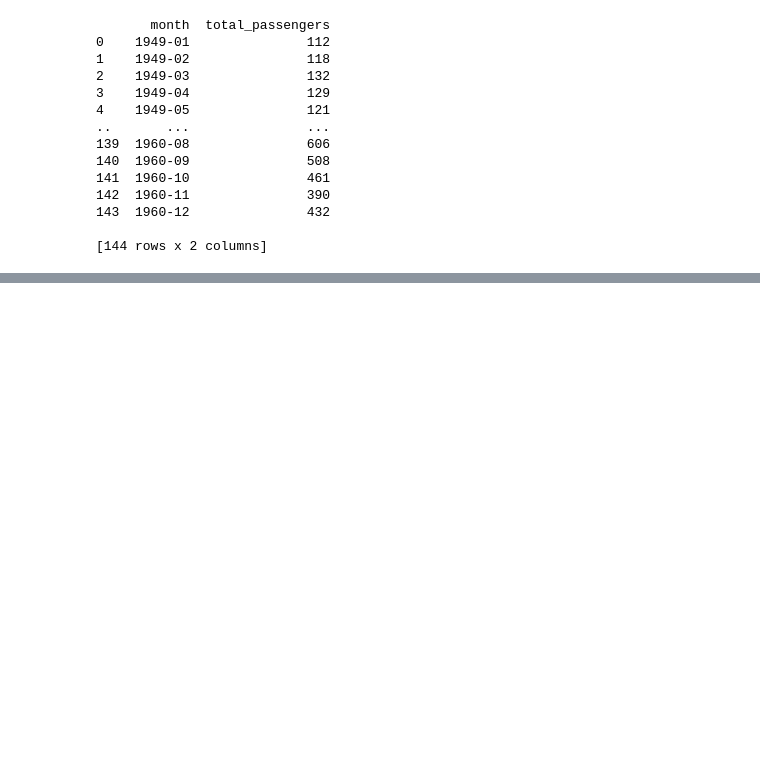
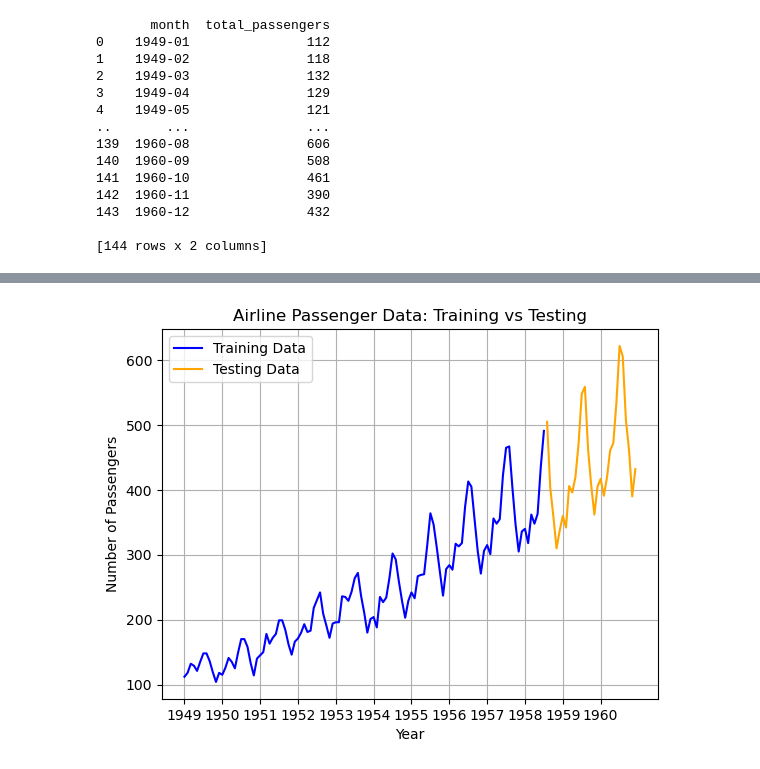
Before and after one commit to lyvin05/EE344-Time-Forecasting-Project, a Jupyter notebook: Notebooks/time_forecast.ipynb, the cells around one changed output, grey strips where cells are left out. Cells and saved outputs as stored; diff of their text form; code cells hidden in the pictures; blank space fills up the shorter version.

```diff
--- a/Notebooks/time_forecast.ipynb
+++ b/Notebooks/time_forecast.ipynb
@@ -39,0 +85,25 @@ plt.show()
+# %%
+# Create train/test splits for the data
+split_index = int(len(passenger_data) * 0.8)
+
+train = passenger_data.iloc[:split_index]
+test = passenger_data.iloc[split_index:]
+
+fig, ax = plt.subplots()
+ax.plot(train["month"], train["total_passengers"],
+         label="Training Data", color="blue")
+
+ax.plot(test["month"], test["total_passengers"],
+         label="Testing Data", color="orange")
+
+plt.xlabel("Year")
+plt.ylabel("Number of Passengers")
+plt.title("Airline Passenger Data: Training vs Testing")
+
+plt.xticks(range(0, 144, 12), range(1949, 1961))
+
+plt.legend()
+plt.grid(True)
+plt.show()
+# %% [output]
+[figure, added]
```
Also changed, not shown: parts of 5 cells of this notebook.
